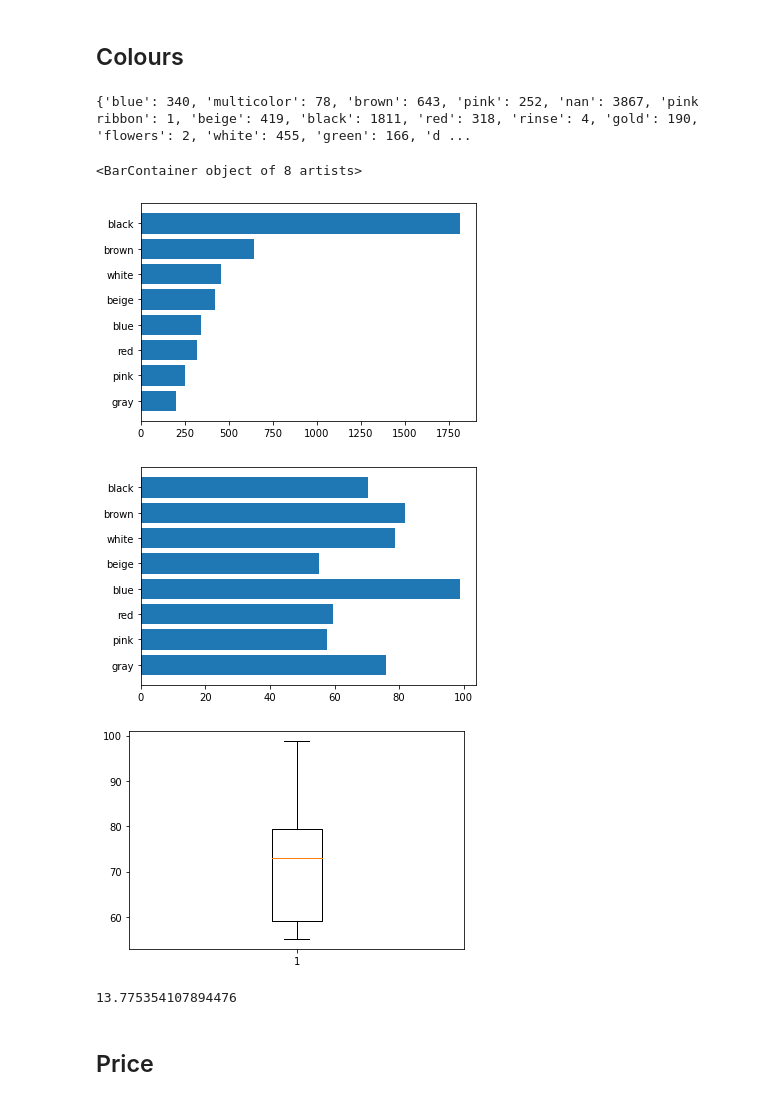
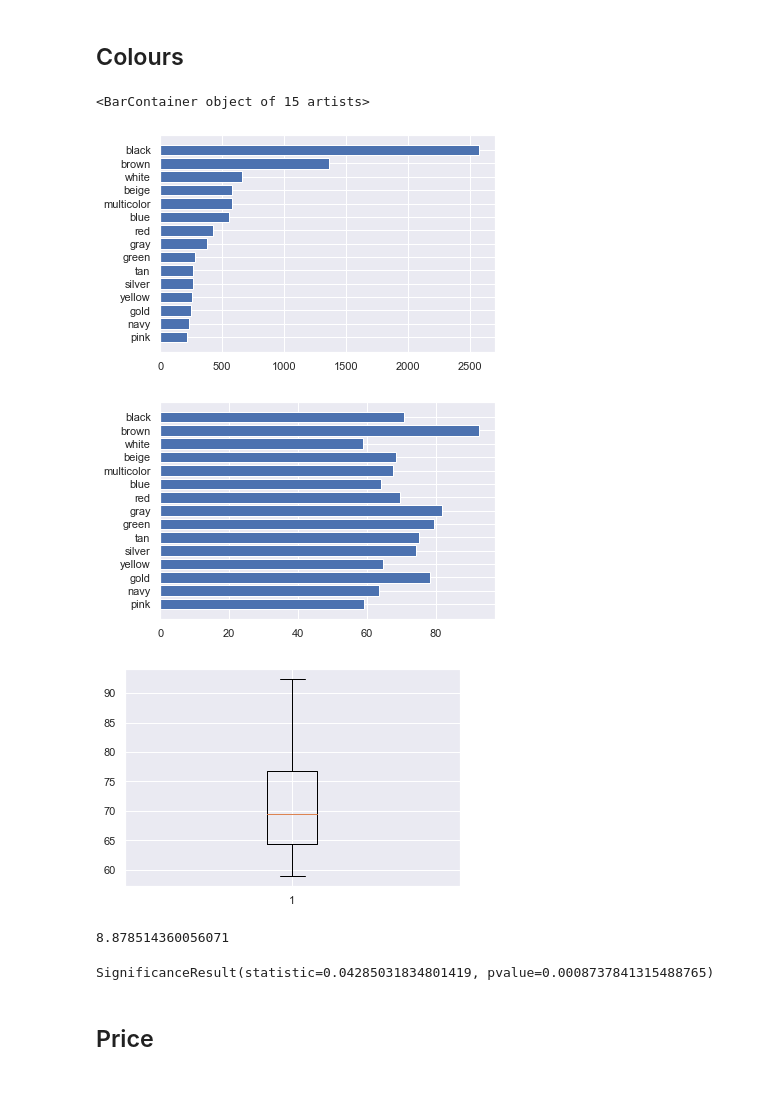
Before and after one commit to uniaaron/InsightManagement, a Jupyter notebook: Insight Management.ipynb, the cells around one changed output. Saved outputs shown, nothing was run; the diff lists cells and outputs as text; code cells hidden in the pictures.

```diff
--- a/Insight Management.ipynb
+++ b/Insight Management.ipynb
@@ -273,13 +193,8 @@ for colour in df["colors"]:
         if str(colour) == "nan":
             colour = str(colour)
         colour_count[colour] = colour_count.get(colour, 0) + 1
-
-print(colour_count)
-# %% [output]
-{'blue': 340, 'multicolor': 78, 'brown': 643, 'pink': 252, 'nan': 3867, 'pink ribbon': 1, 'beige': 419, 'black': 1811, 'red': 318, 'rinse': 4, 'gold': 190, 'flowers': 2, 'white': 455, 'green': 166, 'd ...
 # %%
 dc = {k: v for k, v in colour_count.items() if v > 200}
-dc.pop("nan")
 dc = dict(sorted(dc.items(), key=lambda x:x[1]))
 
 col_labels = []
@@ -287,31 +202,41 @@ for i in dc.keys():
     col_labels.append(i)
 
 plt.barh(col_labels, dc.values())
+# sns.barplot(data=colour_count)
 # %% [output]
-<BarContainer object of 8 artists>
+<BarContainer object of 15 artists>
-[figure, old version]
+[figure, new version]
 # %%
 avg_price = []
 
 for col in col_labels:
-    prices = sorted(df.query(f'colors.str.lower() in "{col}"')["prices.amountMax"])
+    prices = sorted(df.query(f'colors.str.lower() in "{col}"')["price"])
     floated = []
 
     for i in prices:
         floated.append(float(i))
 
     avg_price.append(sum(floated)/len(floated))
 
 plt.barh(col_labels, avg_price)
 plt.show()
 
 plt.boxplot(avg_price)
 plt.show()
 
 print(np.std(avg_price))
 # %% [output]
-[figure, old version]
+[figure, new version]
-[figure, old version]
+[figure, new version]
-13.775354107894476
+8.878514360056071
+# %%
+top_brand_df
+
+# test = df[df["colors"].str.contains("Blue")][["colors", "price"]]
+# test = df[["colors", "price"]]
+
+sp.spearmanr(w_df["brand"], w_df["price"])
+# %% [output]
+SignificanceResult(statistic=0.04285031834801419, pvalue=0.0008737841315488765)
 # %% [markdown]
 ## Price
```
Also changed, not shown: parts of 24 cells of this notebook.
